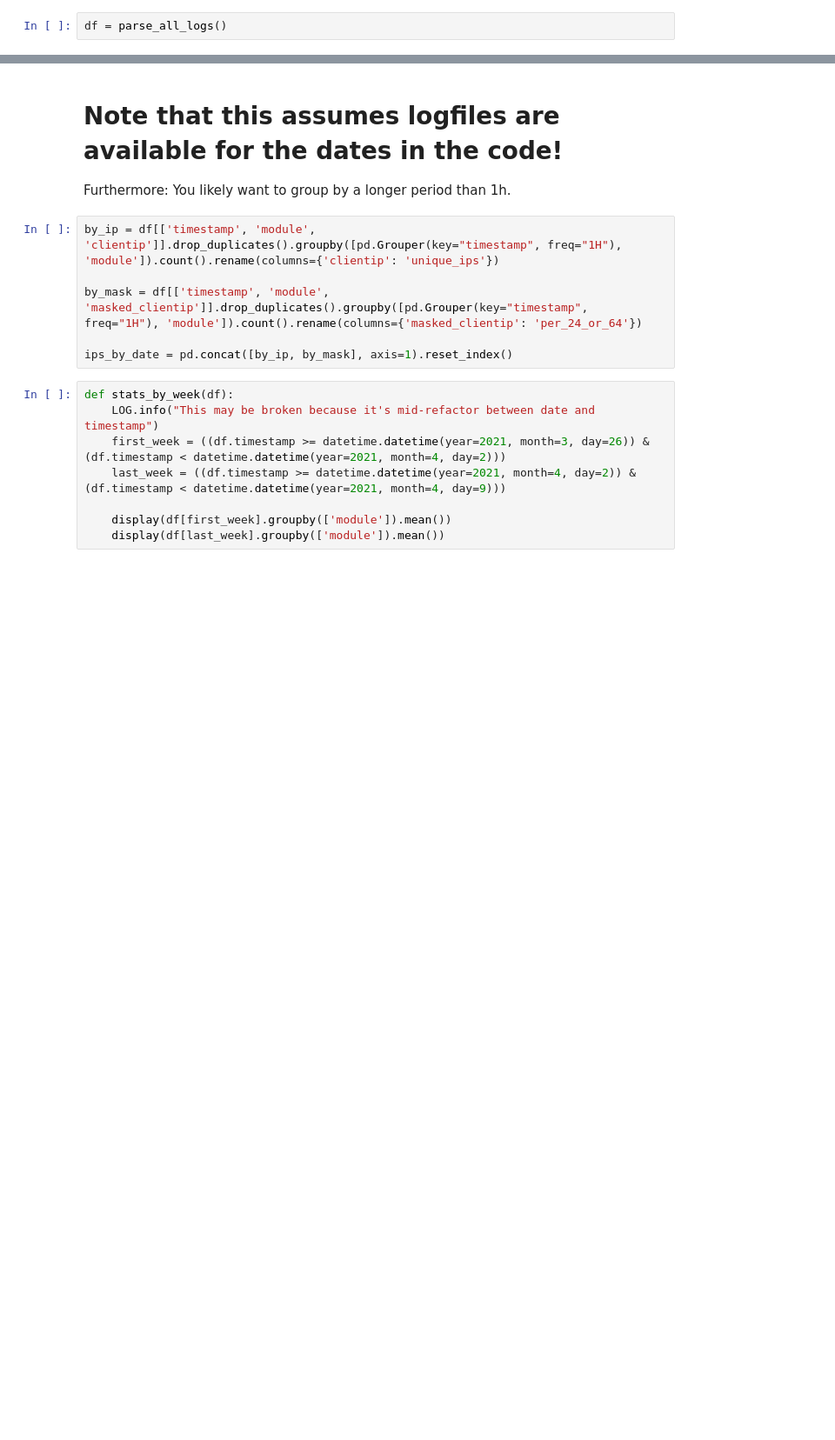
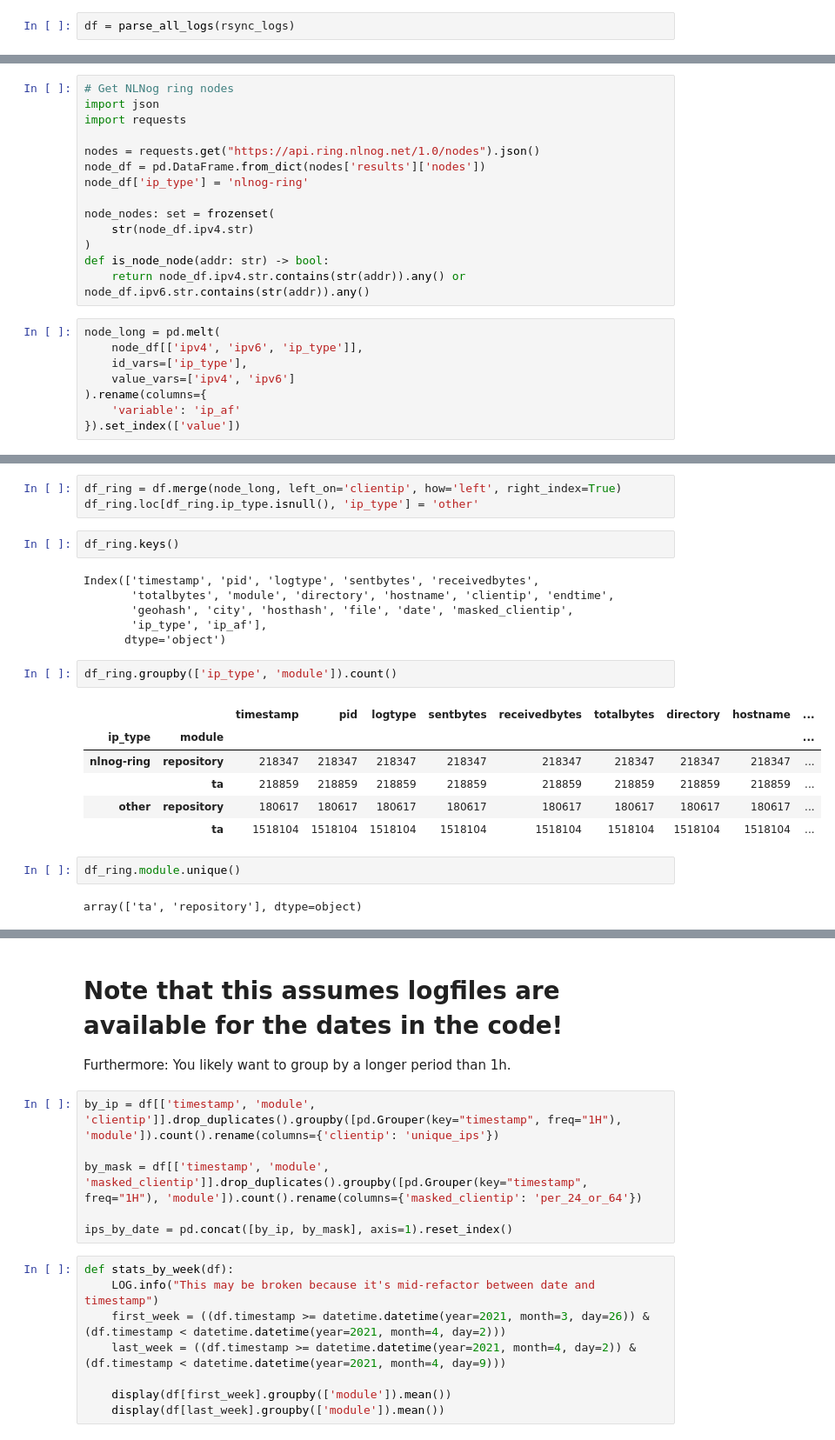
Before and after one commit to ties/rpki-analysis, a Jupyter notebook: workbooks/rsync_logs.ipynb, the cells around one changed output, grey strips where cells are left out. Shown: that part at 87% size. Saved outputs shown, nothing was run; the diff lists cells and outputs as text; blank space fills up the shorter version.

```diff
--- a/workbooks/rsync_logs.ipynb
+++ b/workbooks/rsync_logs.ipynb
@@ -152,4 +59,4 @@ def parse_all_logs():
     df['masked_clientip'] = df.clientip.map(blind_mask)
     return df
 # %%
-df = parse_all_logs()
+df = parse_all_logs(rsync_logs)
@@ -204,0 +67,22 @@ alt.Chart(by_5_minutes).transform_joinaggregate(
+# %%
+# Get NLNog ring nodes
+import json
+import requests
+
+nodes = requests.get("https://api.ring.nlnog.net/1.0/nodes").json()
+node_df = pd.DataFrame.from_dict(nodes['results']['nodes'])
+node_df['ip_type'] = 'nlnog-ring'
+
+node_nodes: set = frozenset(
+    str(node_df.ipv4.str)
+)
+def is_node_node(addr: str) -> bool:
+    return node_df.ipv4.str.contains(str(addr)).any() or node_df.ipv6.str.contains(str(addr)).any()
+# %%
+node_long = pd.melt(
+    node_df[['ipv4', 'ipv6', 'ip_type']],
+    id_vars=['ip_type'],
+    value_vars=['ipv4', 'ipv6']
+).rename(columns={
+    'variable': 'ip_af'
+}).set_index(['value'])
@@ -204,0 +113,24 @@ alt.Chart(by_5_minutes).transform_joinaggregate(
+# %%
+df_ring = df.merge(node_long, left_on='clientip', how='left', right_index=True)
+df_ring.loc[df_ring.ip_type.isnull(), 'ip_type'] = 'other'
+# %%
+df_ring.keys()
+# %% [output]
+Index(['timestamp', 'pid', 'logtype', 'sentbytes', 'receivedbytes',
+       'totalbytes', 'module', 'directory', 'hostname', 'clientip', 'endtime',
+       'geohash', 'city', 'hosthash', 'file', 'date', 'masked_clientip',
+       'ip_type', 'ip_af'],
+      dtype='object')
+# %%
+df_ring.groupby(['ip_type', 'module']).count()
+# %% [output]
+|  |  | timestamp | pid | logtype | sentbytes | receivedbytes | totalbytes | directory | hostname | ... |
+| ip_type | module |  |  |  |  |  |  |  |  | ... |
+| nlnog-ring | repository | 218347 | 218347 | 218347 | 218347 | 218347 | 218347 | 218347 | 218347 | ... |
+|  | ta | 218859 | 218859 | 218859 | 218859 | 218859 | 218859 | 218859 | 218859 | ... |
+| other | repository | 180617 | 180617 | 180617 | 180617 | 180617 | 180617 | 180617 | 180617 | ... |
+|  | ta | 1518104 | 1518104 | 1518104 | 1518104 | 1518104 | 1518104 | 1518104 | 1518104 | ... |
+# %%
+df_ring.module.unique()
+# %% [output]
+array(['ta', 'repository'], dtype=object)
```
Also changed, not shown: parts of 14 cells of this notebook, 5 other files.
